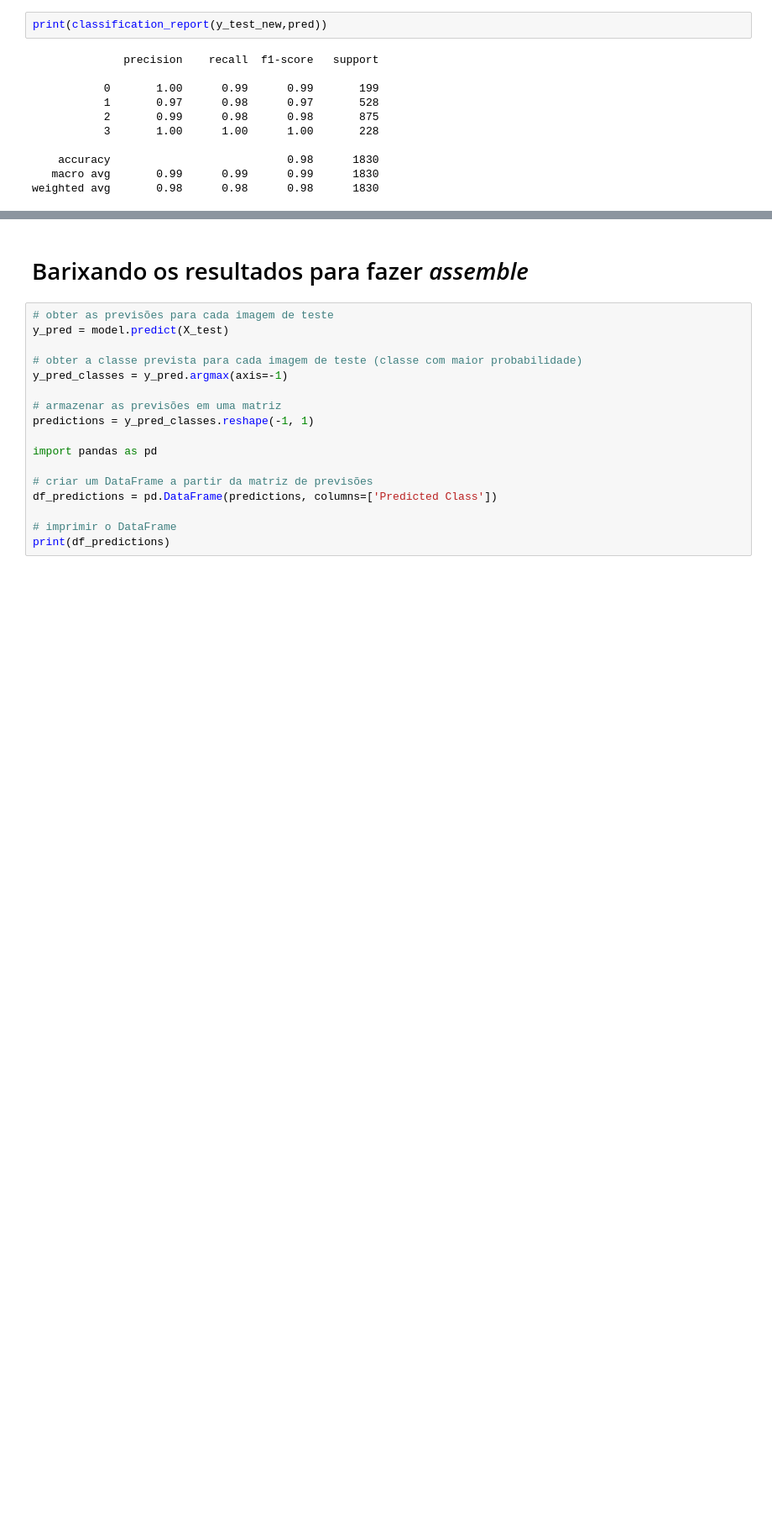
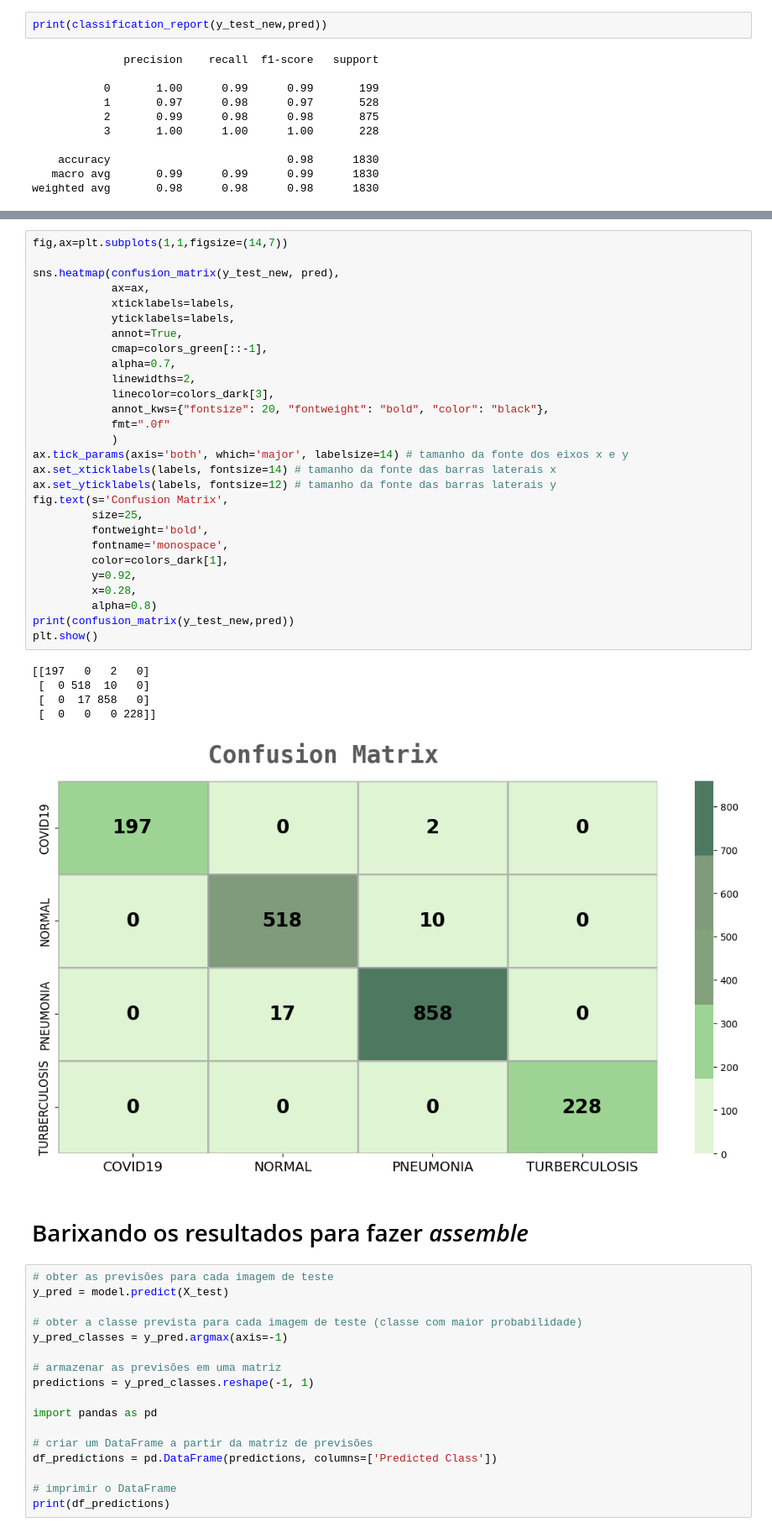
Before and after one commit to renisio/18-Redes-Neurais-Pneumonia-Covid-19-Tuberculosis-, a Jupyter notebook: 2_EfficientNetB1.ipynb, the cells around one changed output, grey strips where cells are left out. Shown at 84% size. Saved outputs shown, nothing was run; the diff lists cells and outputs as text; blank space fills up the shorter version.

```diff
--- a/2_EfficientNetB1.ipynb
+++ b/2_EfficientNetB1.ipynb
@@ -695,6 +533,40 @@ plt.show()
  [  0  17 858   0]
  [  0   0   0 228]]
 [figure]
+# %%
+fig,ax=plt.subplots(1,1,figsize=(14,7))
+
+sns.heatmap(confusion_matrix(y_test_new, pred),
+            ax=ax,
+            xticklabels=labels,
+            yticklabels=labels,
+            annot=True,
+            cmap=colors_green[::-1],
+            alpha=0.7,
+            linewidths=2,
+            linecolor=colors_dark[3],
+            annot_kws={"fontsize": 20, "fontweight": "bold", "color": "black"},
+            fmt=".0f"
+            )
+ax.tick_params(axis='both', which='major', labelsize=14) # tamanho da fonte dos eixos x e y
+ax.set_xticklabels(labels, fontsize=14) # tamanho da fonte das barras laterais x
+ax.set_yticklabels(labels, fontsize=12) # tamanho da fonte das barras laterais y
+fig.text(s='Confusion Matrix',
+         size=25,
+         fontweight='bold',
+         fontname='monospace',
+         color=colors_dark[1],
+         y=0.92,
+         x=0.28,
+         alpha=0.8)
+print(confusion_matrix(y_test_new,pred))
+plt.show()
+# %% [output]
+[[197   0   2   0]
+ [  0 518  10   0]
+ [  0  17 858   0]
+ [  0   0   0 228]]
+[figure, added]
 # %% [markdown]
 # Barixando os resultados para fazer *assemble*
 # %%
```
Also changed, not shown: parts of 21 cells of this notebook.
